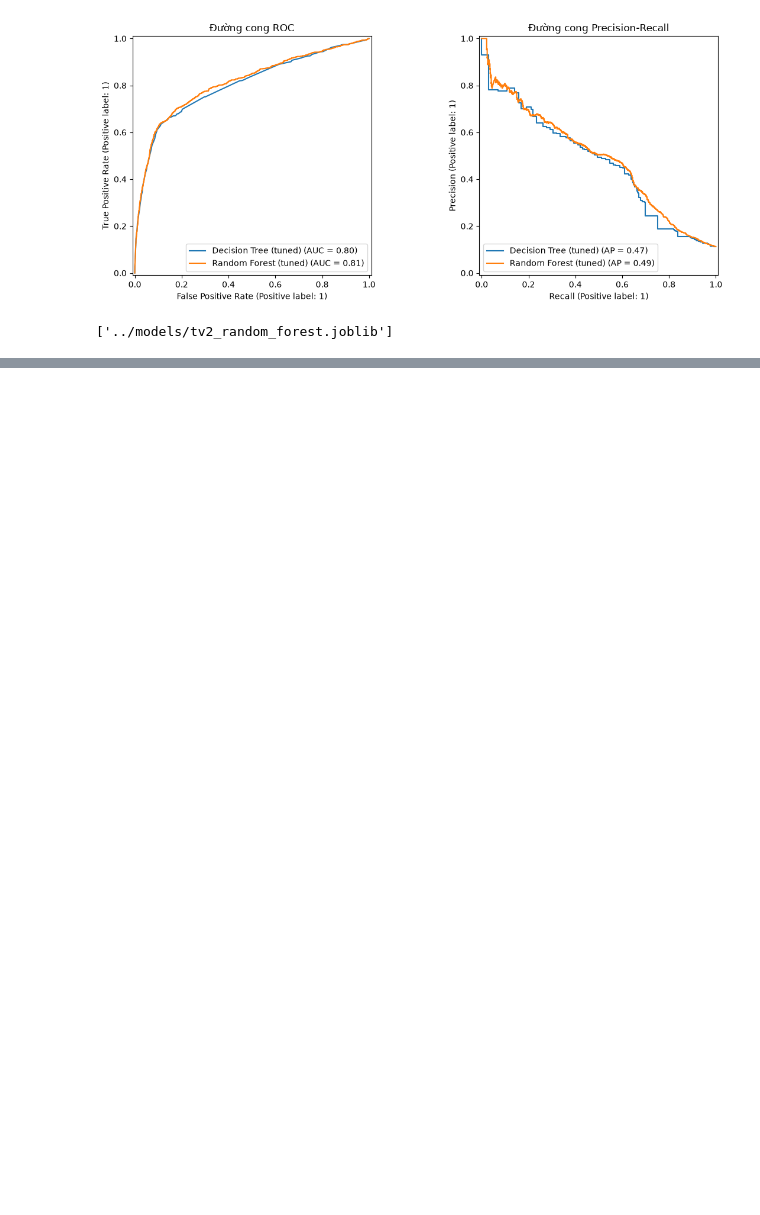
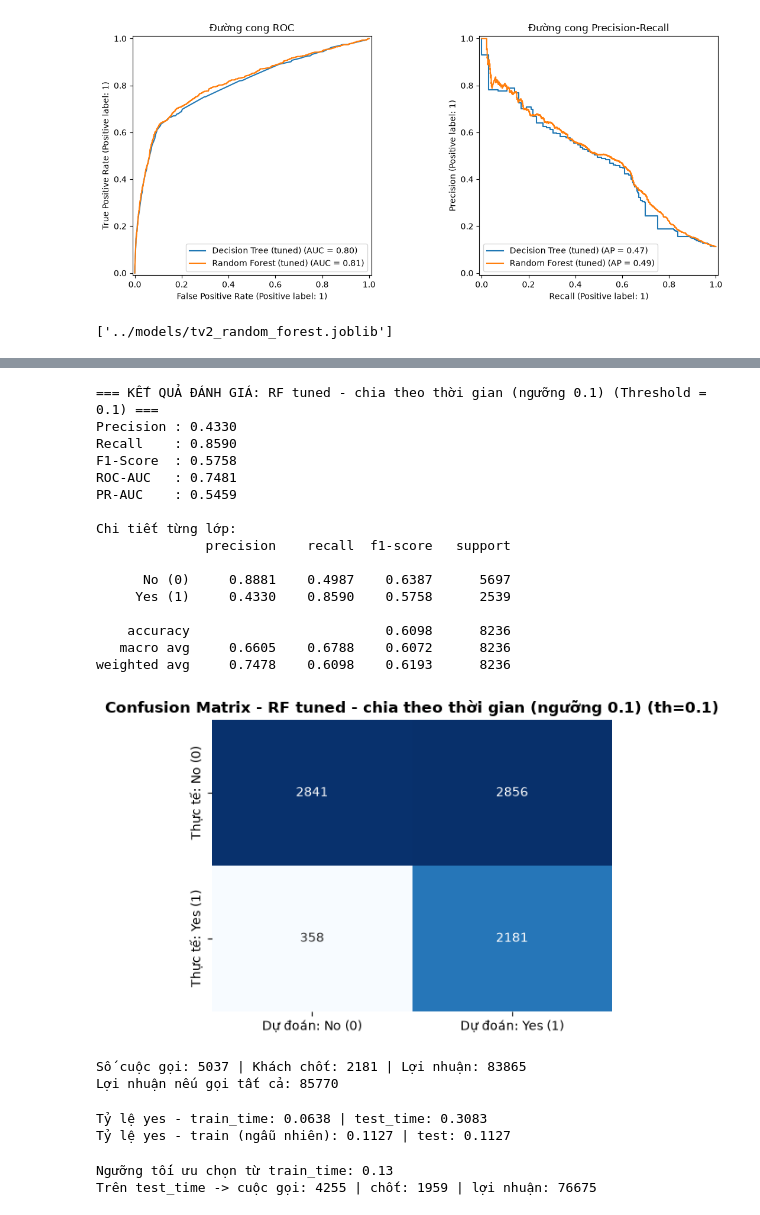
Before and after one commit to bibabibo112/bank-marketing-prediction, a Jupyter notebook: notebooks/02_decision_tree_rf.ipynb, the cells around one changed output, grey strips where cells are left out. Drawn from its saved outputs; the diff is of its cells as text; code cells hidden in the pictures; blank space fills up the shorter version.

```diff
--- a/notebooks/02_decision_tree_rf.ipynb
+++ b/notebooks/02_decision_tree_rf.ipynb
@@ -266,0 +456,65 @@ joblib.dump(rf_best, "../models/tv2_random_forest.joblib")
+# %%
+from sklearn.base import clone
+
+train_t = pd.read_parquet("../data/processed/train_time.parquet")
+test_t  = pd.read_parquet("../data/processed/test_time.parquet")
+Xtr_t, ytr_t = train_t.drop(columns=["y"]), train_t["y"]
+Xte_t, yte_t = test_t.drop(columns=["y"]),  test_t["y"]
+
+rf_time = clone(rf_best).fit(Xtr_t, ytr_t)       # cùng tham số, huấn luyện lại trên dữ liệu cũ
+prob_time = rf_time.predict_proba(Xte_t)[:, 1]
+
+evaluate(yte_t, y_prob=prob_time, threshold=BEST_T,
+         model_name="RF tuned - chia theo thời gian (ngưỡng 0.1)")
+
+yt = yte_t.to_numpy()
+called = prob_time >= BEST_T
+calls, signups = int(called.sum()), int((called & (yt == 1)).sum())
+print("Số cuộc gọi:", calls, "| Khách chốt:", signups, "| Lợi nhuận:", profit(signups, calls))
+print("Lợi nhuận nếu gọi tất cả:", profit(int(yt.sum()), len(yt)))
+# %% [output]
+=== KẾT QUẢ ĐÁNH GIÁ: RF tuned - chia theo thời gian (ngưỡng 0.1) (Threshold = 0.1) ===
+Precision : 0.4330
+Recall    : 0.8590
+F1-Score  : 0.5758
+ROC-AUC   : 0.7481
+PR-AUC    : 0.5459
+
+Chi tiết từng lớp:
+              precision    recall  f1-score   support
+
+      No (0)     0.8881    0.4987    0.6387      5697
+     Yes (1)     0.4330    0.8590    0.5758      2539
+
+    accuracy                         0.6098      8236
+   macro avg     0.6605    0.6788    0.6072      8236
+weighted avg     0.7478    0.6098    0.6193      8236
+[figure, added]
+Số cuộc gọi: 5037 | Khách chốt: 2181 | Lợi nhuận: 83865
+Lợi nhuận nếu gọi tất cả: 85770
+# %%
+print("Tỷ lệ yes - train_time:", round(ytr_t.mean(), 4), "| test_time:", round(yte_t.mean(), 4))
+print("Tỷ lệ yes - train (ngẫu nhiên):", round(y_train.mean(), 4), "| test:", round(y_test.mean(), 4))
+# %% [output]
+Tỷ lệ yes - train_time: 0.0638 | test_time: 0.3083
+Tỷ lệ yes - train (ngẫu nhiên): 0.1127 | test: 0.1127
+# %%
+oof_t = cross_val_predict(clone(rf_best), Xtr_t, ytr_t, cv=cv,
+                          method="predict_proba", n_jobs=1)[:, 1]
+ytr_arr = ytr_t.to_numpy()
+
+best_t_time, best_p = None, -np.inf
+for t in np.arange(0.05, 0.96, 0.01):
+    called = oof_t >= t
+    calls = int(called.sum())
+    s = int((called & (ytr_arr == 1)).sum())
+    if profit(s, calls) > best_p:
+        best_t_time, best_p = round(float(t), 2), profit(s, calls)
+print("Ngưỡng tối ưu chọn từ train_time:", best_t_time)
+
+called = prob_time >= best_t_time
+calls, signups = int(called.sum()), int((called & (yt == 1)).sum())
+print("Trên test_time -> cuộc gọi:", calls, "| chốt:", signups, "| lợi nhuận:", profit(signups, calls))
+# %% [output]
+Ngưỡng tối ưu chọn từ train_time: 0.13
+Trên test_time -> cuộc gọi: 4255 | chốt: 1959 | lợi nhuận: 76675
```
Also changed, not shown: parts of 16 cells of this notebook, 3 other files.
